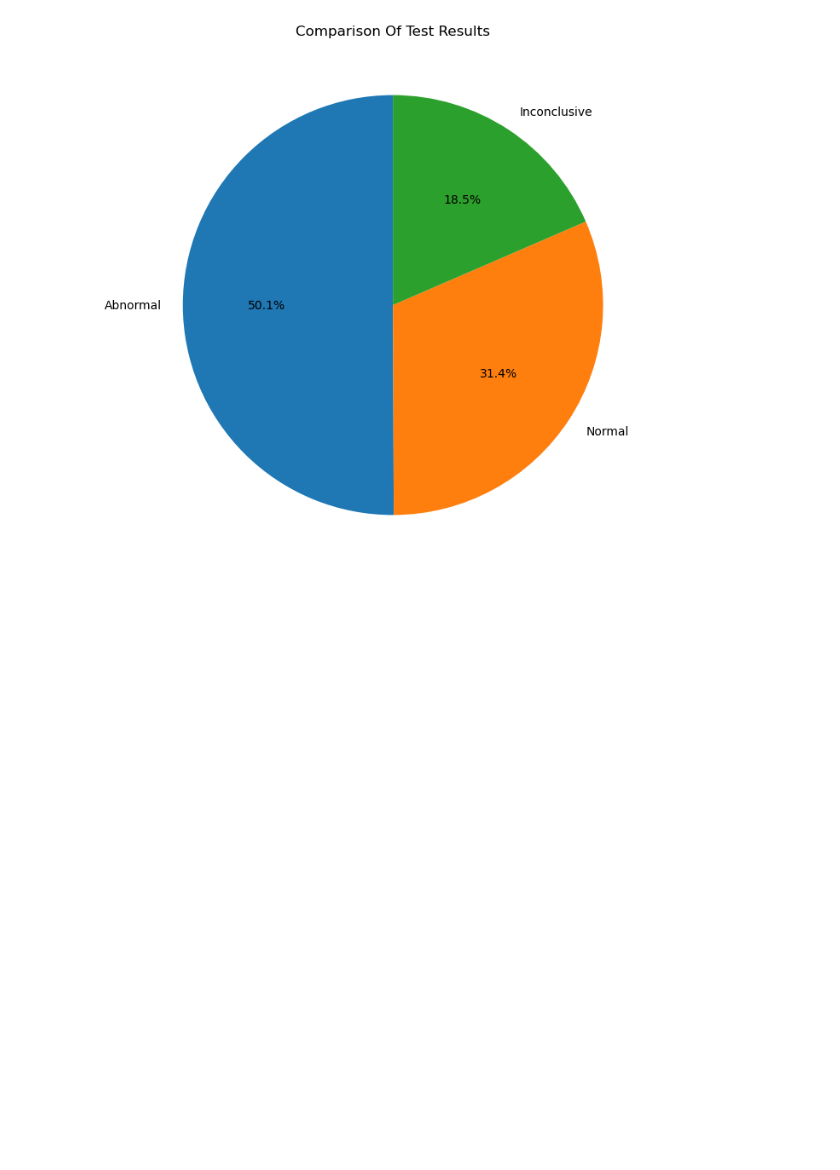
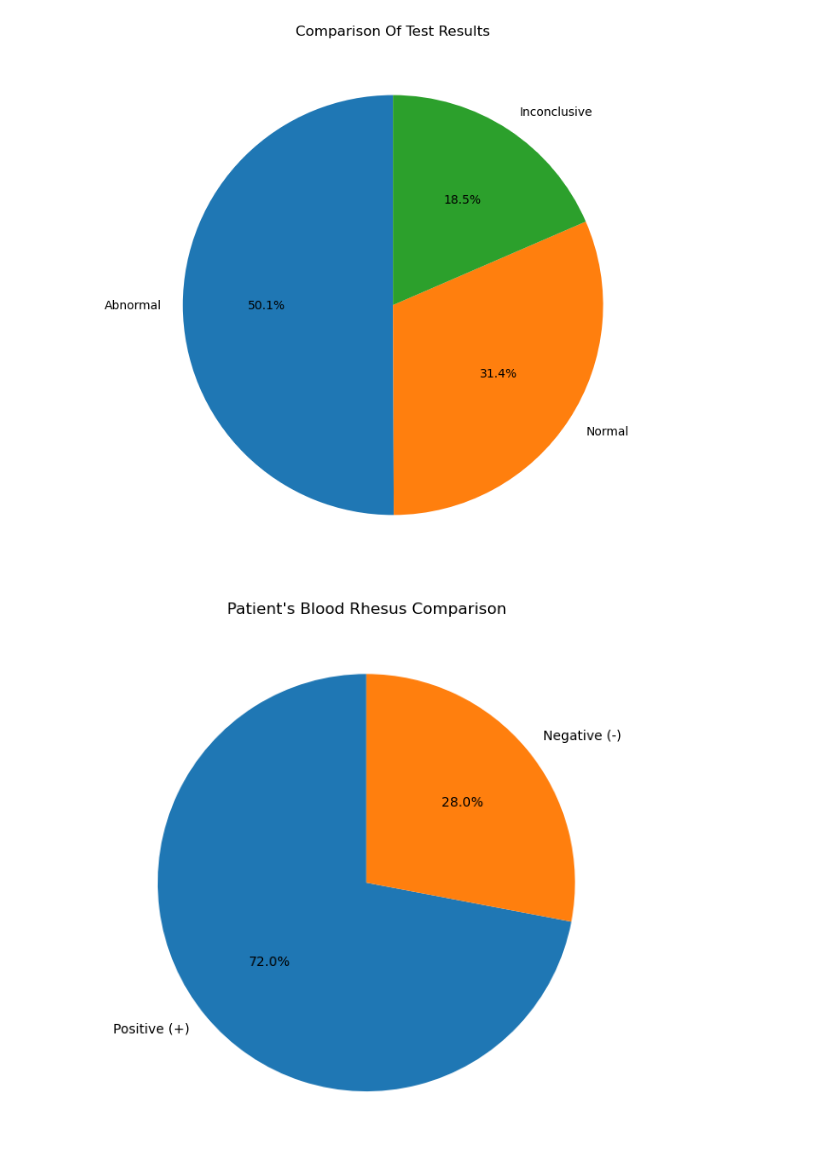
Before and after one commit to FlazeFy2/DS-Healthcare_Dataset, a Jupyter notebook: exploratory data analysis-pie.ipynb, the cells around one changed output. Cells and saved outputs as stored; diff of their text form; code cells hidden in the pictures; blank space fills up the shorter version.

Commit message:
[DS] Exploratory Data Analysis (EDA) - Pie Chart Patient's Blood Rhesus Comparison

```diff
--- a/exploratory data analysis-pie.ipynb
+++ b/exploratory data analysis-pie.ipynb
@@ -24,3 +24,25 @@ for dt in target_col:
 [figure]
 [figure]
 [figure]
+# %%
+import pandas as pd
+import matplotlib.pyplot as plt
+
+# Dataset
+df = pd.read_csv("modified_healthcare_dataset.csv")
+
+# Exploratory Data Analysis (EDA) - Pie Chart Patient's Blood Rhesus Comparison
+df['Rhesus'] = df['Blood Type'].str[-1]
+
+# Count Rhesus
+rhesus_counts = df['Rhesus'].value_counts()
+
+# Pie Chart
+plt.figure(figsize=(6, 6))
+rhesus_counts.plot.pie(autopct='%1.1f%%', startangle=90, labels=['Positive (+)', 'Negative (-)'])
+plt.title("Patient's Blood Rhesus Comparison")
+plt.ylabel("")
+plt.tight_layout()
+plt.show()
+# %% [output]
+[figure, added]
```
Also changed, not shown: 1 other file.
